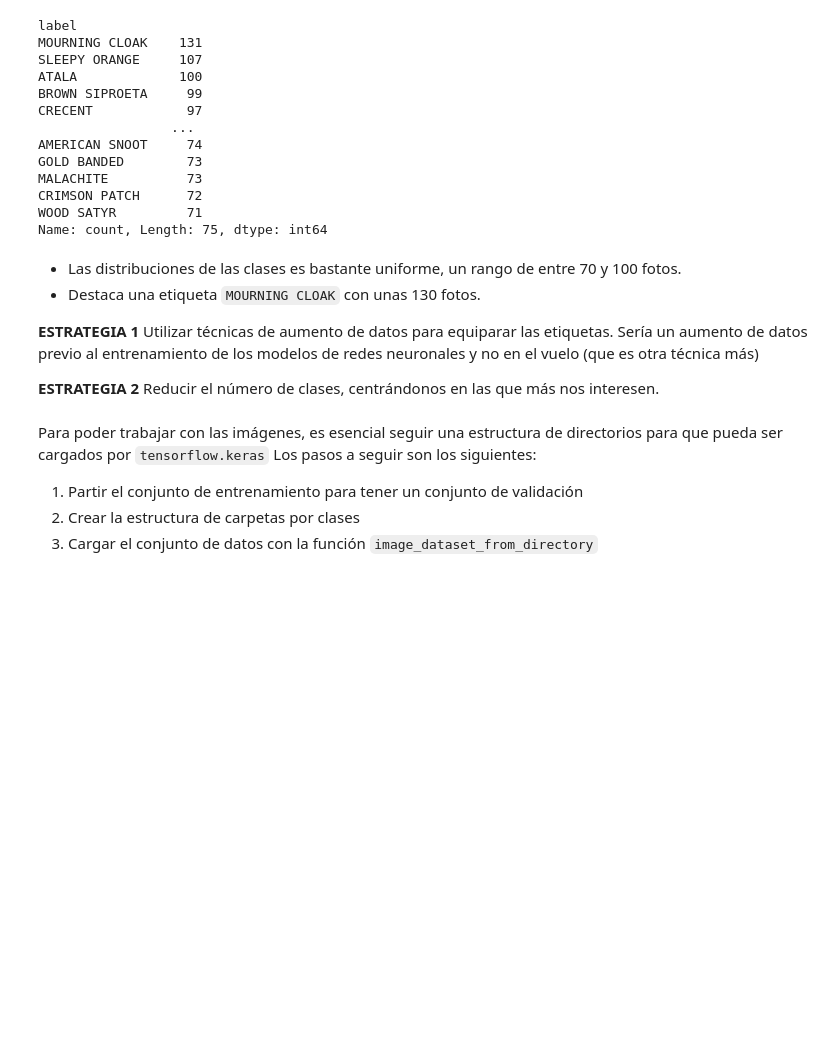
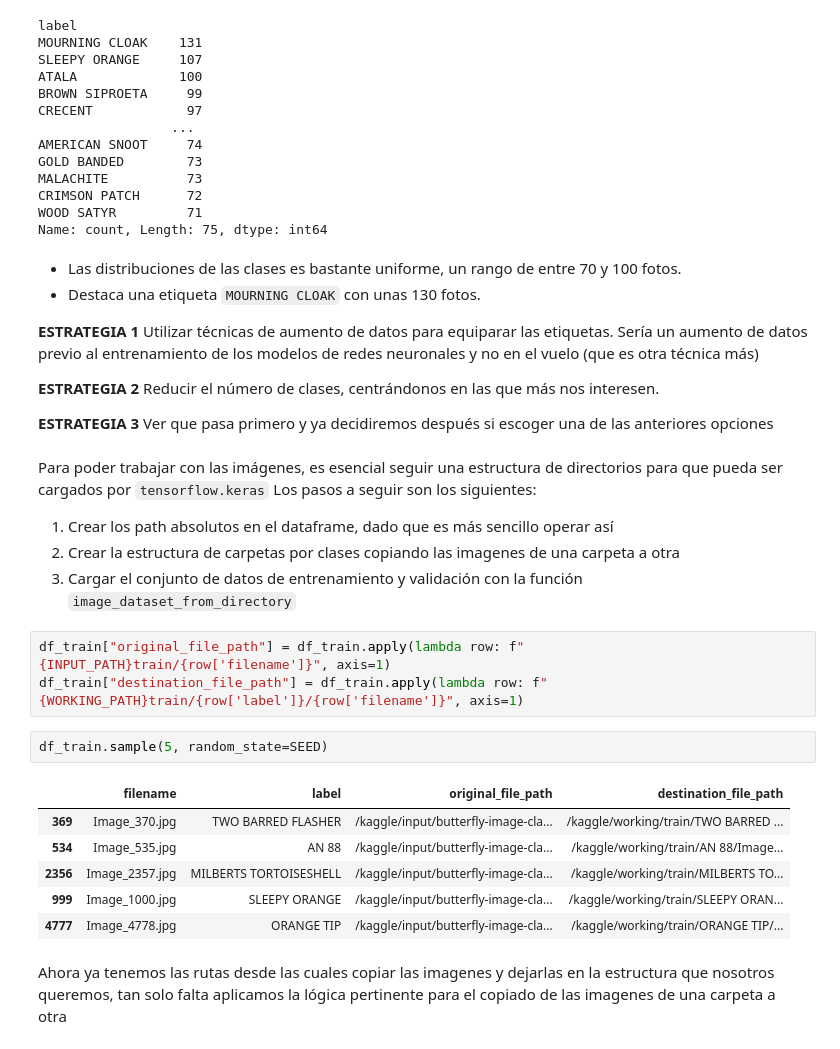
Before and after one commit to nikodyulger/kaggle_notebooks, a Jupyter notebook: efecto-mariposa-prediciendo-especies.ipynb, the cells around one changed output. Drawn from its saved outputs; the diff is of its cells as text; blank space fills up the shorter version.

Commit message:
carga del conjunto de entrenamiento

```diff
--- a/efecto-mariposa-prediciendo-especies.ipynb
+++ b/efecto-mariposa-prediciendo-especies.ipynb
@@ -84,10 +91,26 @@ Name: count, Length: 75, dtype: int64
 
 
 **ESTRATEGIA 2** Reducir el número de clases, centrándonos en las que más nos interesen.
+
+**ESTRATEGIA 3** Ver que pasa primero y ya decidiremos después si escoger una de las anteriores opciones
 # %% [markdown]
 Para poder trabajar con las imágenes, es esencial seguir una estructura de directorios para que pueda ser cargados por `tensorflow.keras`
 Los pasos a seguir son los siguientes:
 
-1. Partir el conjunto de entrenamiento para tener un conjunto de validación
-2. Crear la estructura de carpetas por clases
-3. Cargar el conjunto de datos con la función `image_dataset_from_directory`
+1. Crear los path absolutos en el dataframe, dado que es más sencillo operar así
+2. Crear la estructura de carpetas por clases copiando las imagenes de una carpeta a otra
+3. Cargar el conjunto de datos de entrenamiento y validación con la función `image_dataset_from_directory`
+# %%
+df_train["original_file_path"] = df_train.apply(lambda row: f"{INPUT_PATH}train/{row['filename']}", axis=1)
+df_train["destination_file_path"] = df_train.apply(lambda row: f"{WORKING_PATH}train/{row['label']}/{row['filename']}", axis=1)
+# %%
+df_train.sample(5, random_state=SEED)
+# %% [output]
+|  | filename | label | original_file_path | destination_file_path |
+| 369 | Image_370.jpg | TWO BARRED FLASHER | /kaggle/input/butterfly-image-cla... | /kaggle/working/train/TWO BARRED ... |
+| 534 | Image_535.jpg | AN 88 | /kaggle/input/butterfly-image-cla... | /kaggle/working/train/AN 88/Image... |
+| 2356 | Image_2357.jpg | MILBERTS TORTOISESHELL | /kaggle/input/butterfly-image-cla... | /kaggle/working/train/MILBERTS TO... |
+| 999 | Image_1000.jpg | SLEEPY ORANGE | /kaggle/input/butterfly-image-cla... | /kaggle/working/train/SLEEPY ORAN... |
+| 4777 | Image_4778.jpg | ORANGE TIP | /kaggle/input/butterfly-image-cla... | /kaggle/working/train/ORANGE TIP/... |
+# %% [markdown]
+Ahora ya tenemos las rutas desde las cuales copiar las imagenes y dejarlas en la estructura que nosotros queremos, tan solo falta aplicamos la lógica pertinente para el copiado de las imagenes de una carpeta a otra
```
Also changed, not shown: parts of 12 cells of this notebook.
